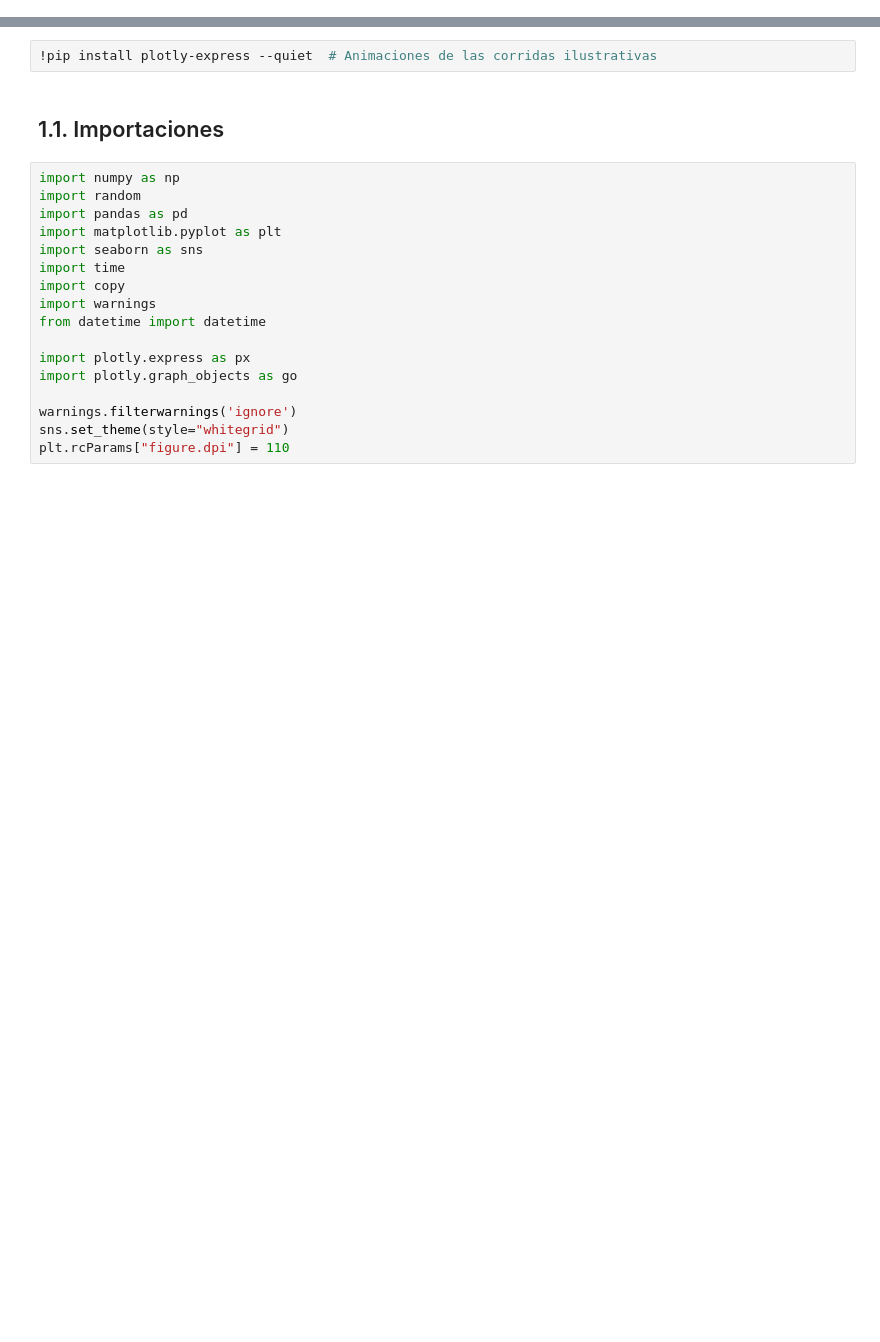
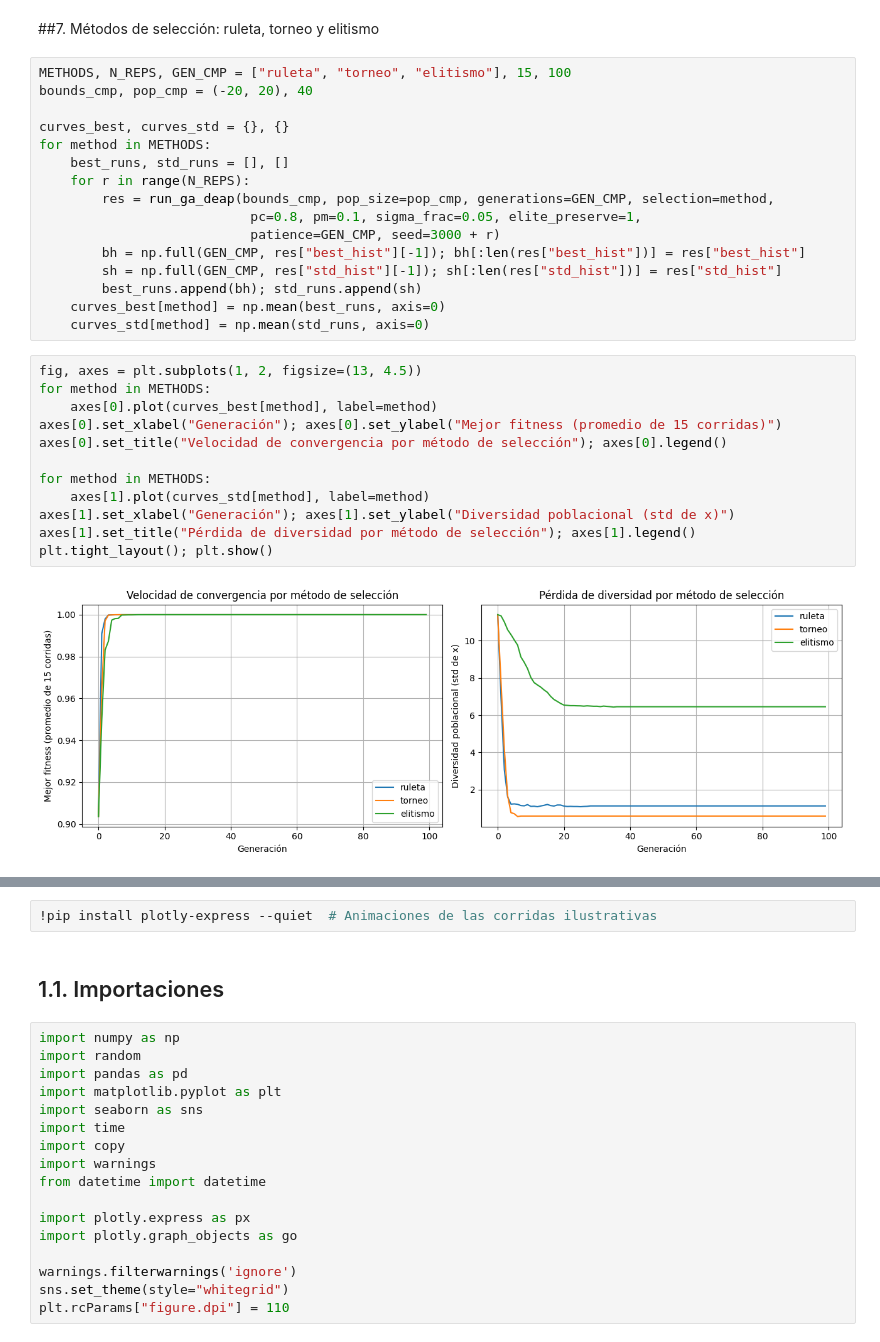
Before and after one commit to Santibareiro27/Inteligencia-Computacional, a Jupyter notebook: RA3_TP6/RA3_Trabajo_práctico_N°_6_G8.ipynb, the cells around one changed output, grey strips where cells are left out. Drawn from its saved outputs; the diff is of its cells as text; blank space fills up the shorter version.

```diff
--- a/RA3_TP6/RA3_Trabajo_práctico_N°_6_G8.ipynb
+++ b/RA3_TP6/RA3_Trabajo_práctico_N°_6_G8.ipynb
@@ -2,0 +342,32 @@
+# %% [markdown]
+##7. Métodos de selección: ruleta, torneo y elitismo
+# %%
+METHODS, N_REPS, GEN_CMP = ["ruleta", "torneo", "elitismo"], 15, 100
+bounds_cmp, pop_cmp = (-20, 20), 40
+
+curves_best, curves_std = {}, {}
+for method in METHODS:
+    best_runs, std_runs = [], []
+    for r in range(N_REPS):
+        res = run_ga_deap(bounds_cmp, pop_size=pop_cmp, generations=GEN_CMP, selection=method,
+                           pc=0.8, pm=0.1, sigma_frac=0.05, elite_preserve=1,
+                           patience=GEN_CMP, seed=3000 + r)
+        bh = np.full(GEN_CMP, res["best_hist"][-1]); bh[:len(res["best_hist"])] = res["best_hist"]
+        sh = np.full(GEN_CMP, res["std_hist"][-1]); sh[:len(res["std_hist"])] = res["std_hist"]
+        best_runs.append(bh); std_runs.append(sh)
+    curves_best[method] = np.mean(best_runs, axis=0)
+    curves_std[method] = np.mean(std_runs, axis=0)
+# %%
+fig, axes = plt.subplots(1, 2, figsize=(13, 4.5))
+for method in METHODS:
+    axes[0].plot(curves_best[method], label=method)
+axes[0].set_xlabel("Generación"); axes[0].set_ylabel("Mejor fitness (promedio de 15 corridas)")
+axes[0].set_title("Velocidad de convergencia por método de selección"); axes[0].legend()
+
+for method in METHODS:
+    axes[1].plot(curves_std[method], label=method)
+axes[1].set_xlabel("Generación"); axes[1].set_ylabel("Diversidad poblacional (std de x)")
+axes[1].set_title("Pérdida de diversidad por método de selección"); axes[1].legend()
+plt.tight_layout(); plt.show()
+# %% [output]
+[figure, added]
```
Also changed, not shown: parts of 49 cells of this notebook.
